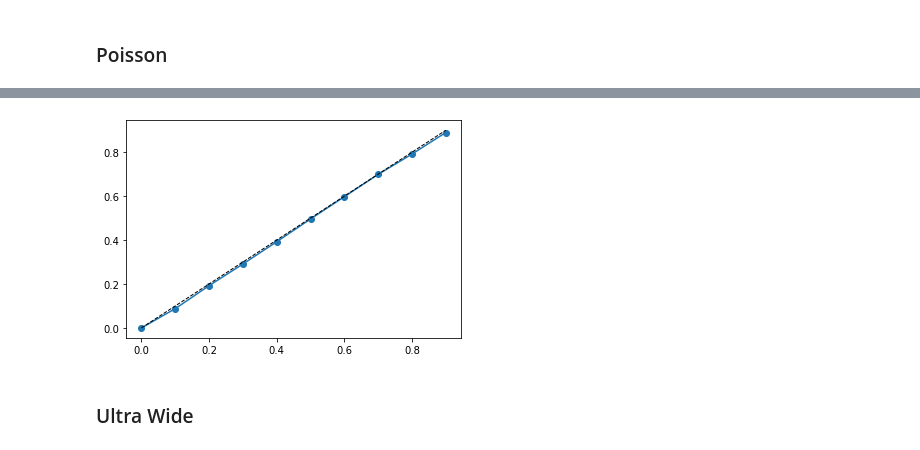
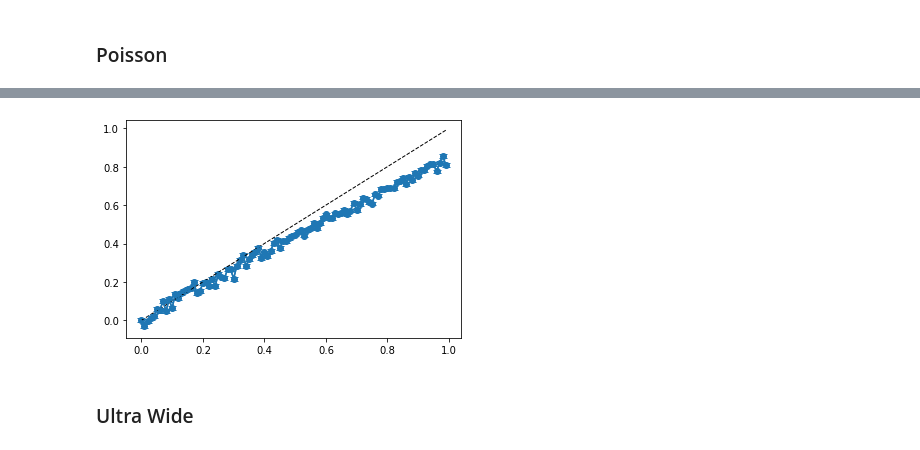
Before and after one commit to iamlemec/fastreg, a Jupyter notebook: benchmark.ipynb, the cells around one changed output, grey strips where cells are left out. Cells and saved outputs as stored; diff of their text form; code cells hidden in the pictures.

```diff
--- a/benchmark.ipynb
+++ b/benchmark.ipynb
@@ -92,9 +125,12 @@ Wall time: 10.6 s
 # %%
-bid1 = np.arange(10)/10
-plt.plot(bid1, beta['id1']-beta['id1'][0], marker='o')
+bid1 = np.arange(100)/100
+beta = param['categ']['id2'] - param['categ']['id2'][0]
+stdv = np.sqrt(np.diagonal(sigma['categ']['id2']['categ']['id2']))
+line, = plt.plot(bid1, beta, marker='o')
 plt.plot(bid1, bid1, linestyle='--', linewidth=1, color='k');
+plt.errorbar(bid1, beta, yerr=stdv, capsize=4, color=line.get_color());
 # %% [output]
-[figure, old version]
+[figure, new version]
 # %% [markdown]
 ### Ultra Wide
 # %%
```
Also changed, not shown: parts of 10 cells of this notebook, 1 other file.
